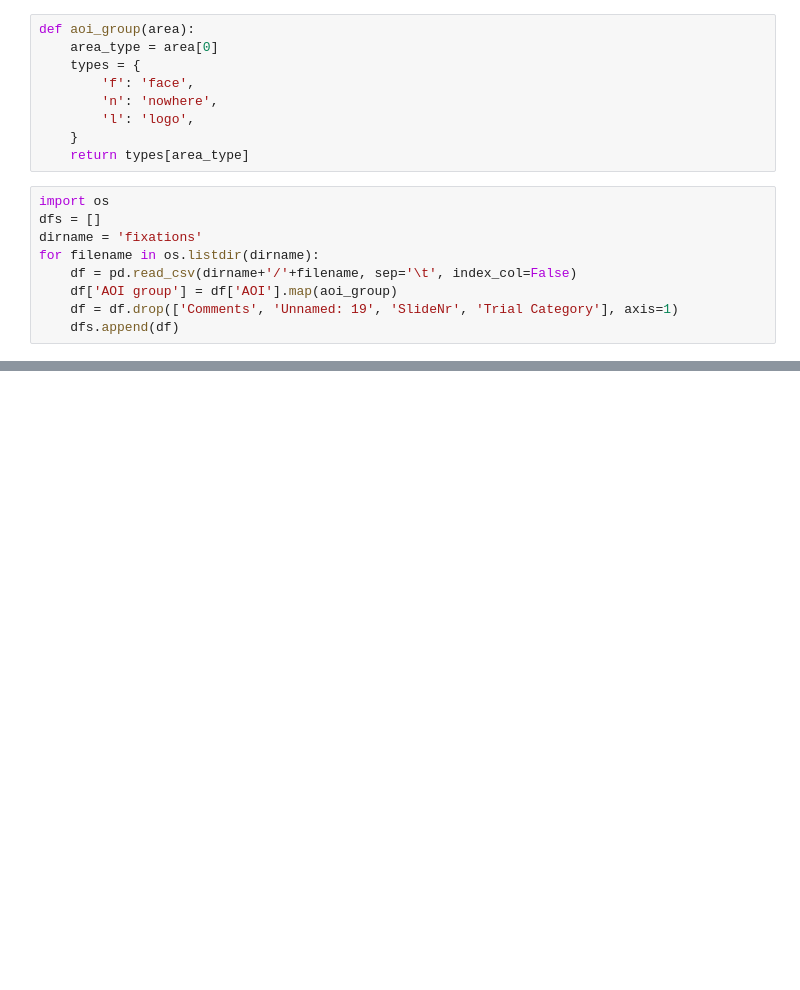
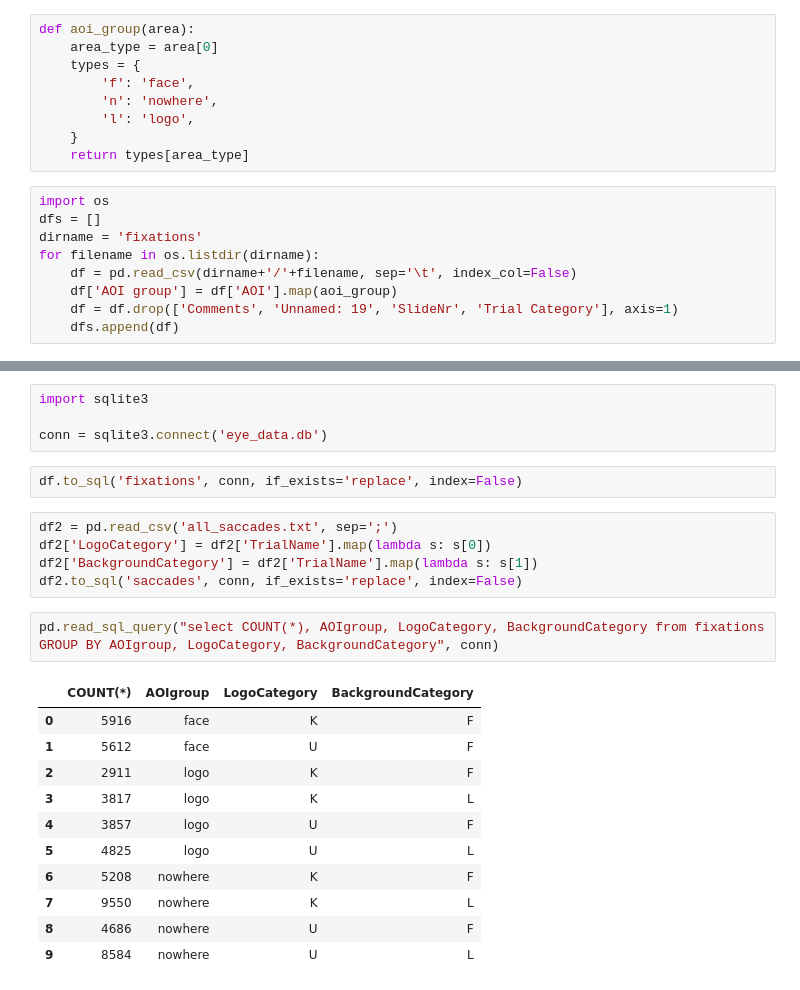
Before and after one commit to alastaa/LSTProject, a Jupyter notebook: Fiksaatioanalyysihommii.ipynb, the cells around one changed output, grey strips where cells are left out. Drawn from its saved outputs; the diff is of its cells as text; blank space fills up the shorter version.

```diff
--- a/Fiksaatioanalyysihommii.ipynb
+++ b/Fiksaatioanalyysihommii.ipynb
@@ -45,0 +49,25 @@ all_df
+# %%
+import sqlite3
+
+conn = sqlite3.connect('eye_data.db')
+# %%
+df.to_sql('fixations', conn, if_exists='replace', index=False)
+# %%
+df2 = pd.read_csv('all_saccades.txt', sep=';')
+df2['LogoCategory'] = df2['TrialName'].map(lambda s: s[0])
+df2['BackgroundCategory'] = df2['TrialName'].map(lambda s: s[1])
+df2.to_sql('saccades', conn, if_exists='replace', index=False)
+# %%
+pd.read_sql_query("select COUNT(*), AOIgroup, LogoCategory, BackgroundCategory from fixations GROUP BY AOIgroup, LogoCategory, BackgroundCategory", conn)
+# %% [output]
+|  | COUNT(*) | AOIgroup | LogoCategory | BackgroundCategory |
+| 0 | 5916 | face | K | F |
+| 1 | 5612 | face | U | F |
+| 2 | 2911 | logo | K | F |
+| 3 | 3817 | logo | K | L |
+| 4 | 3857 | logo | U | F |
+| 5 | 4825 | logo | U | L |
+| 6 | 5208 | nowhere | K | F |
+| 7 | 9550 | nowhere | K | L |
+| 8 | 4686 | nowhere | U | F |
+| 9 | 8584 | nowhere | U | L |
```
Also changed, not shown: parts of 8 cells of this notebook, 2 other files.
